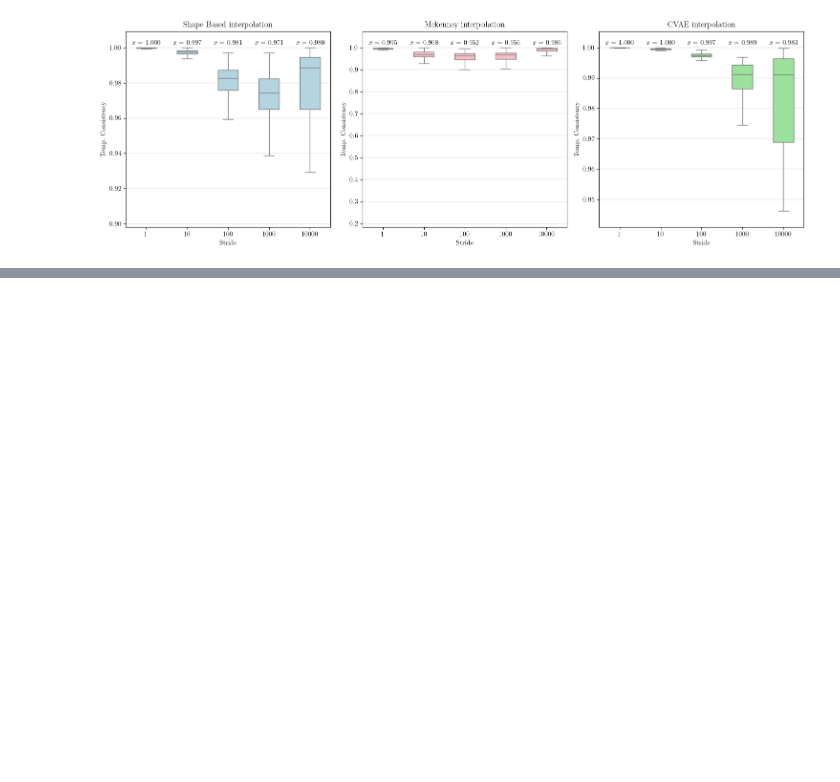
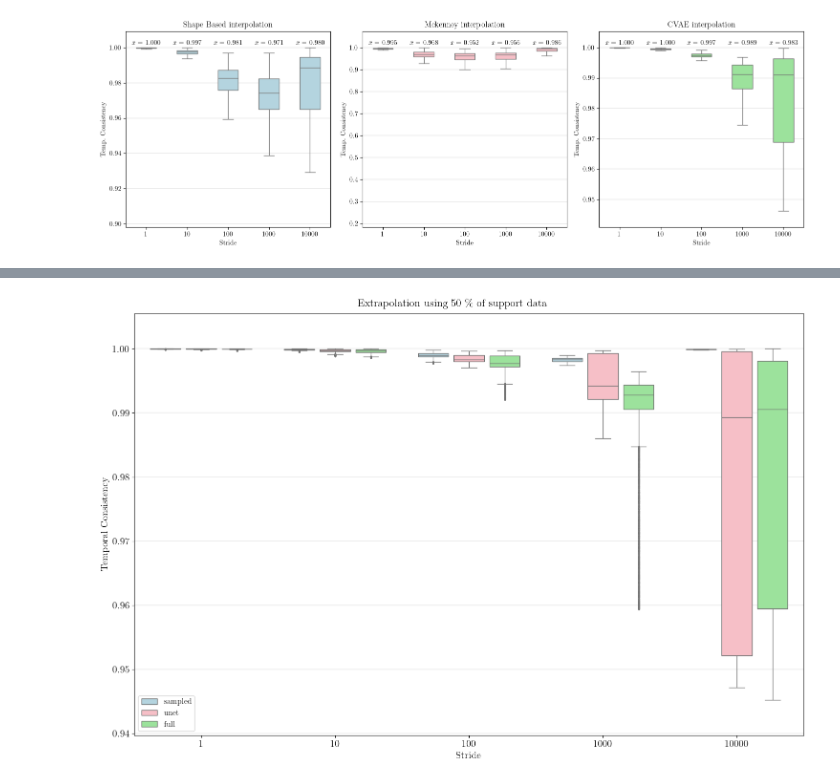
Before and after one commit to Tiago1Ribeiro/spatiotemporal-vae-reconstruction, a Jupyter notebook: notebooks/4_results_vis.ipynb, the cells around one changed output, grey strips where cells are left out. Cells and saved outputs as stored; diff of their text form; code cells hidden in the pictures; blank space fills up the shorter version.

```diff
--- a/notebooks/4_results_vis.ipynb
+++ b/notebooks/4_results_vis.ipynb
@@ -423,3 +433,7 @@ plot_group_boxs(dfs_ext_90, 'Extrapolation using 90 \% of support data')
+# %%
+plot_group_boxs(dfs_ext_50, 'Extrapolation using 50 \% of support data')
+# %% [output]
+[figure, added]
 # %%
 plot_models(dfs, 'Interpolation', ['Shape Based', 'Mackenney', 'CVAE'])
 # %% [output]
```
Also changed, not shown: parts of 11 cells of this notebook, 7 other files.
